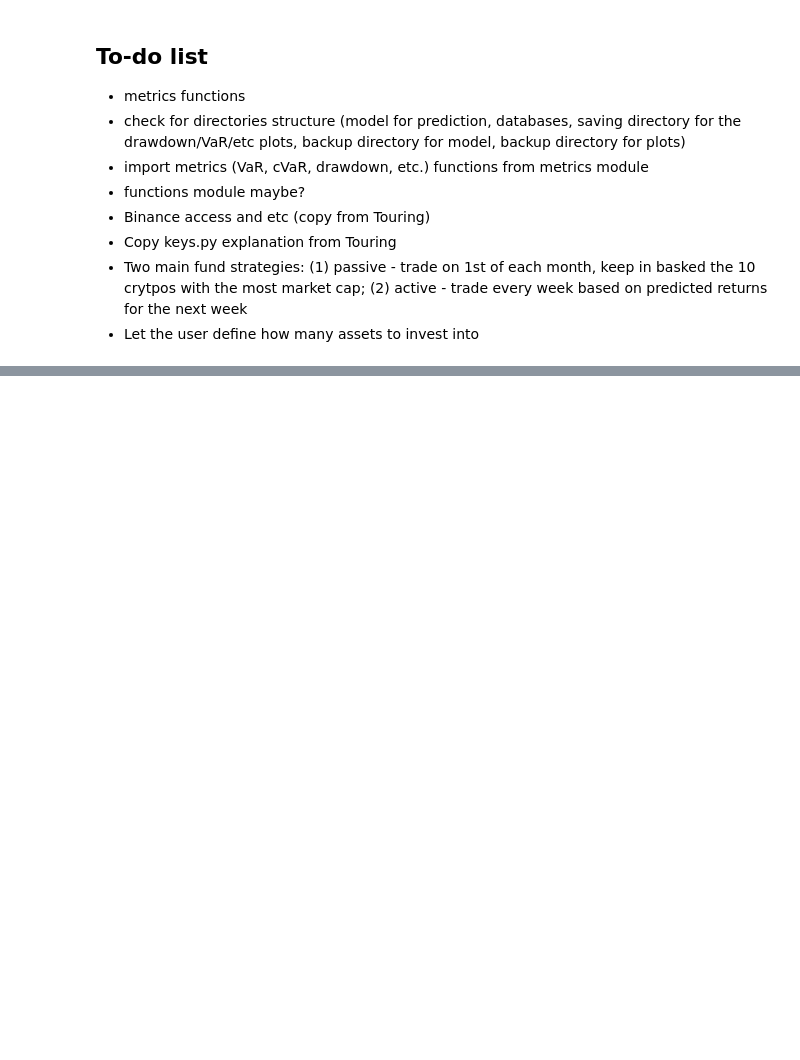
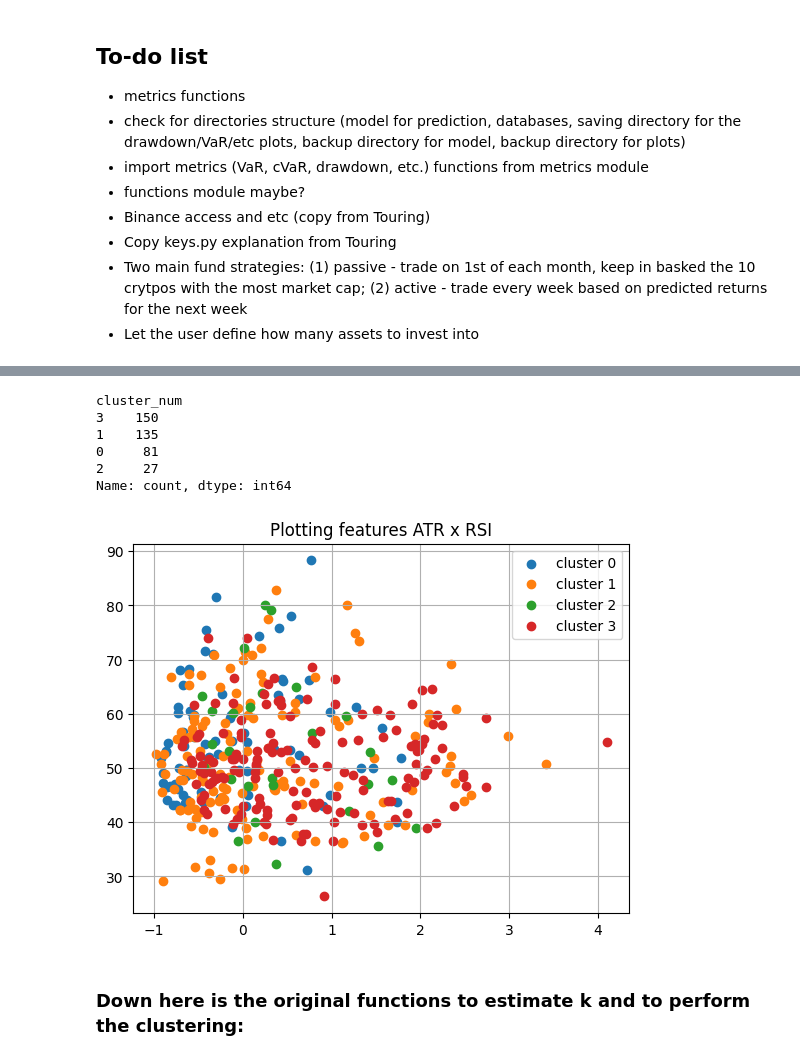
Before and after one commit to CarecaRS/CryptoFund, a Jupyter notebook: fund.ipynb, the cells around one changed output, grey strips where cells are left out. Drawn from its saved outputs; the diff is of its cells as text; code cells hidden in the pictures; blank space fills up the shorter version.

```diff
--- a/fund.ipynb
+++ b/fund.ipynb
@@ -478,12 +22,0 @@ All good.
-# %%
-# Clustering
-from sklearn.cluster import KMeans
-
-def clustering(df):
-    df['cluster_num'] = KMeans(n_clusters=4,
-                               random_state=42,
-                               init='random').fit(df).labels_
-
-    return df
-
-thiago = pool.dropna().groupby('time', group_keys=False).apply(clustering)
@@ -529,0 +143,18 @@ pool
+# %%
+#data.drop('cluster_num', axis=1, inplace=True)
+#data = clustering(data, cutoff=0.01)
+
+data.cluster_num.value_counts()
+# %% [output]
+cluster_num
+3    150
+1    135
+0     81
+2     27
+Name: count, dtype: int64
+# %%
+plot_clusters(data)
+# %% [output]
+[figure, added]
+# %% [markdown]
+### Down here is the original functions to estimate k and to perform the clustering:
```
Also changed, not shown: parts of 11 cells of this notebook, 1 other file.
